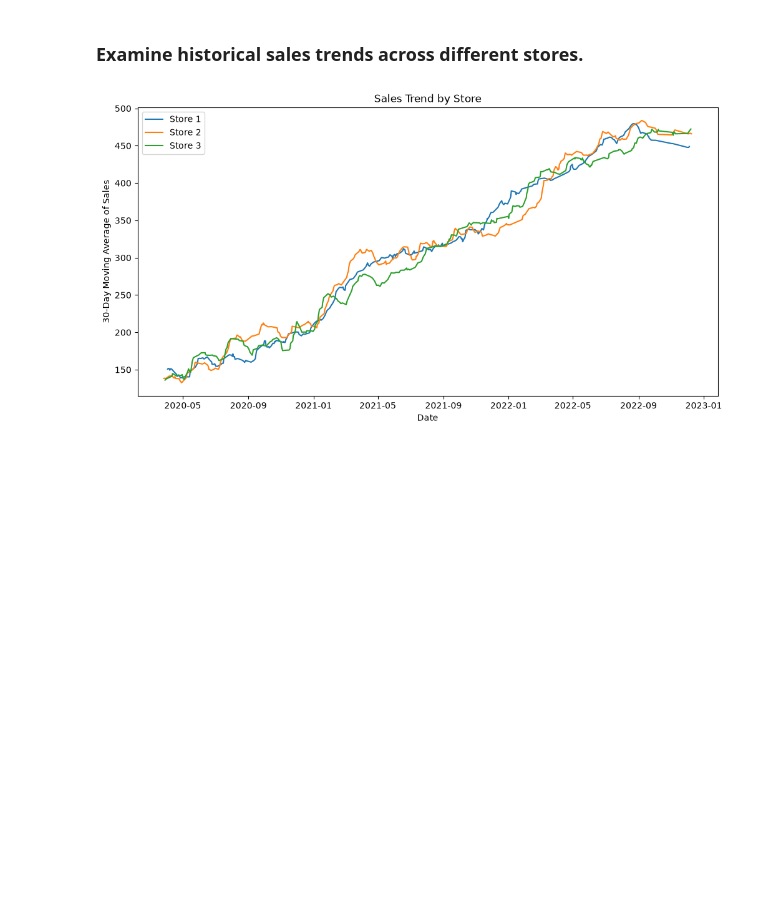
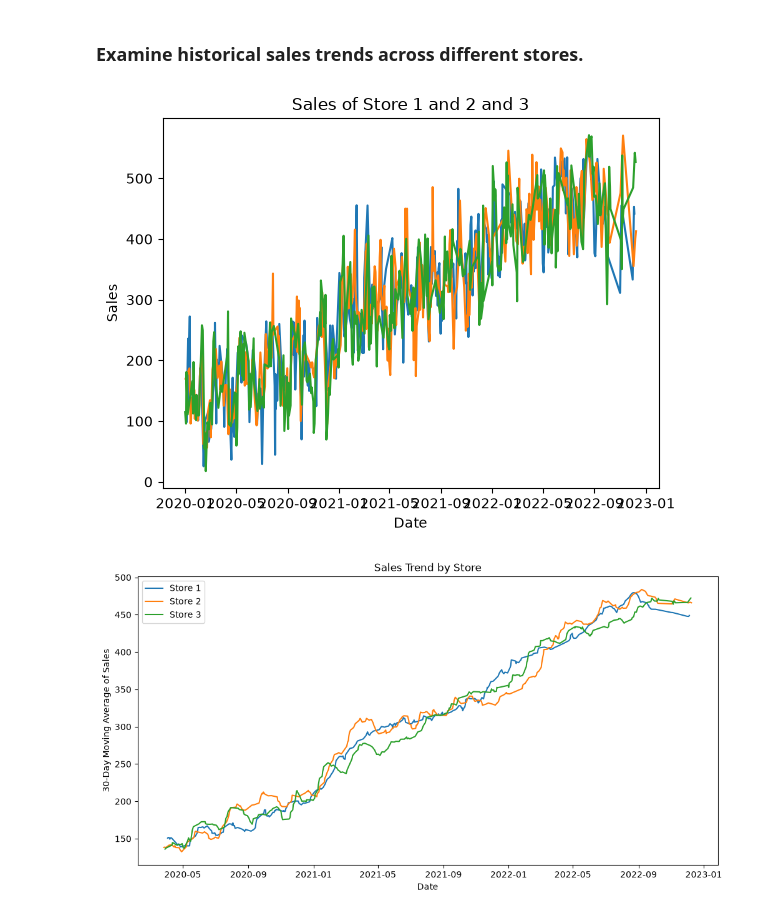
Before and after one commit to jonnamoi/Data-Analysis-with-Python-Case-Studies, a Jupyter notebook: one_sales_forecasting.ipynb, the cells around one changed output. Cells and saved outputs as stored; diff of their text form; code cells hidden in the pictures; blank space fills up the shorter version.

```diff
--- a/one_sales_forecasting.ipynb
+++ b/one_sales_forecasting.ipynb
@@ -82,4 +16,19 @@ plt.show()
 # Exploratory Data Analysis (EDA)
 # %% [markdown]
 ### Examine historical sales trends across different stores.
+# %%
+store1 = df[df["store_id"] == 1]
+store2 = df[df["store_id"] == 2]
+store3 = df[df["store_id"] == 3]
+
+plt.plot(store1["date"], store1["sales"])
+plt.plot(store2["date"], store2["sales"])
+plt.plot(store3["date"], store3["sales"])
+
+plt.xlabel("Date")
+plt.ylabel("Sales")
+plt.title("Sales of Store 1 and 2 and 3")
+plt.show()
+# %% [output]
+[figure, added]
 # %%
```
Also changed, not shown: parts of 13 cells of this notebook.
